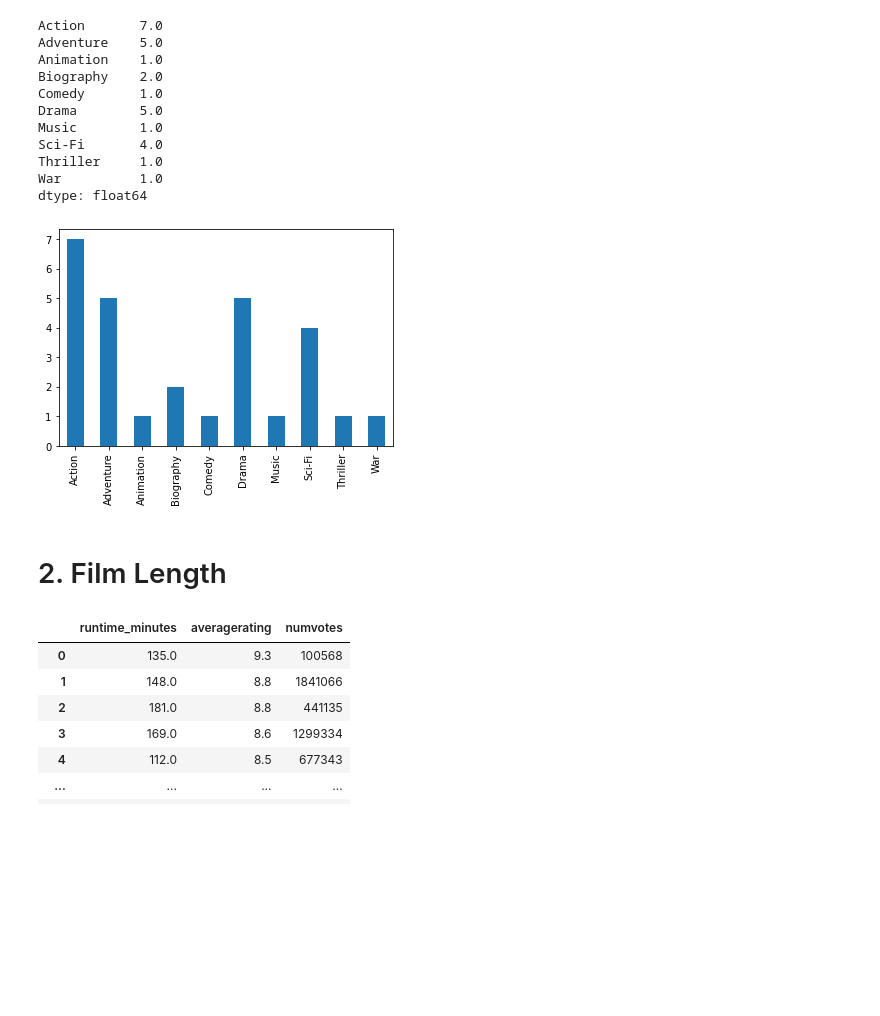
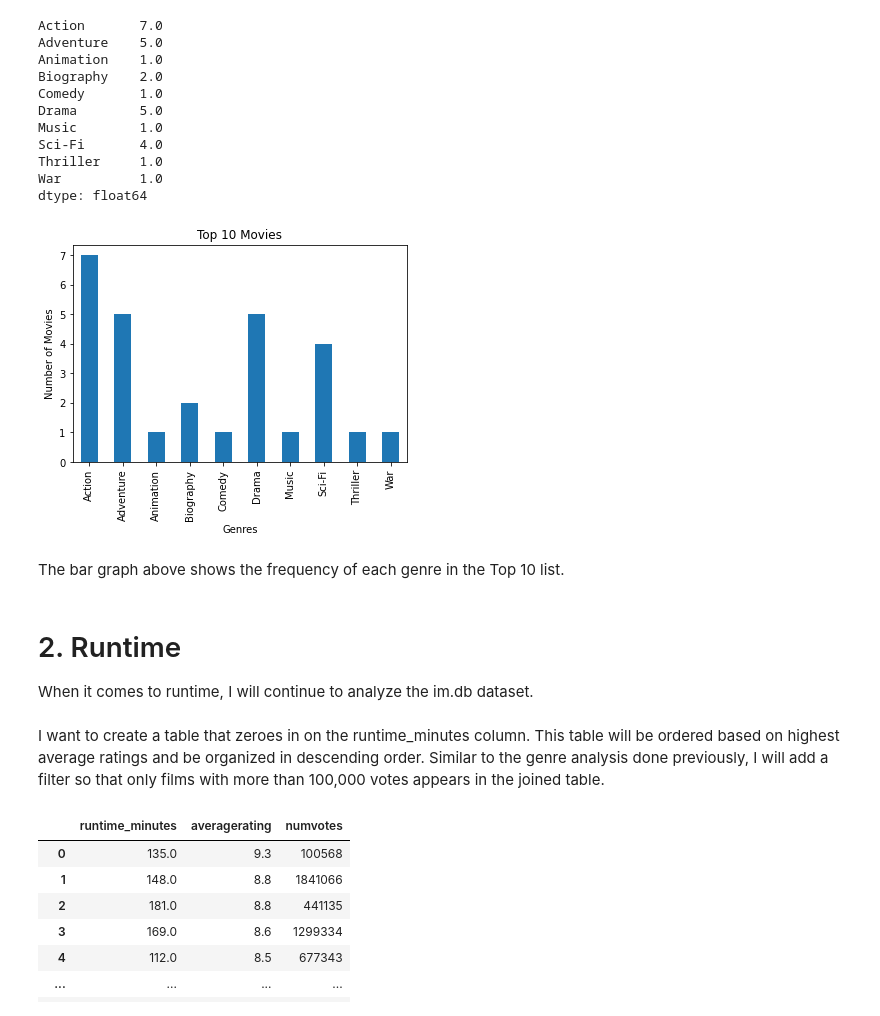
Before and after one commit to jbenedito99/dsc-phase-1-project-v2-4, a Jupyter notebook: student.ipynb, the cells around one changed output. Drawn from its saved outputs; the diff is of its cells as text; code cells hidden in the pictures; blank space fills up the shorter version.

Commit message:
4/5 Edits (coding done, but notebook needs to be organized

```diff
--- a/student.ipynb
+++ b/student.ipynb
@@ -212,9 +232,18 @@ War          1.0
 dtype: float64
 # %%
 # Creating bar chart for number of occurrences of each genre in Top 10
-added_genres.plot.bar();
+added_genres.plot.bar()
+plt.title('Top 10 Movies')
+plt.xlabel('Genres')
+plt.ylabel('Number of Movies');
 # %% [output]
-[figure, old version]
+[figure, new version]
-# %% [markdown]
-# 2. Film Length
+# %% [markdown]
+The bar graph above shows the frequency of each genre in the Top 10 list.
+# %% [markdown]
+# 2. Runtime
+
+When it comes to runtime, I will continue to analyze the im.db dataset.
+# %% [markdown]
+I want to create a table that zeroes in on the runtime_minutes column. This table will be ordered based on highest average ratings and be organized in descending order. Similar to the genre analysis done previously, I will add a filter so that only films with more than 100,000 votes appears in the joined table.
 # %%
```
Also changed, not shown: parts of 33 cells of this notebook.
